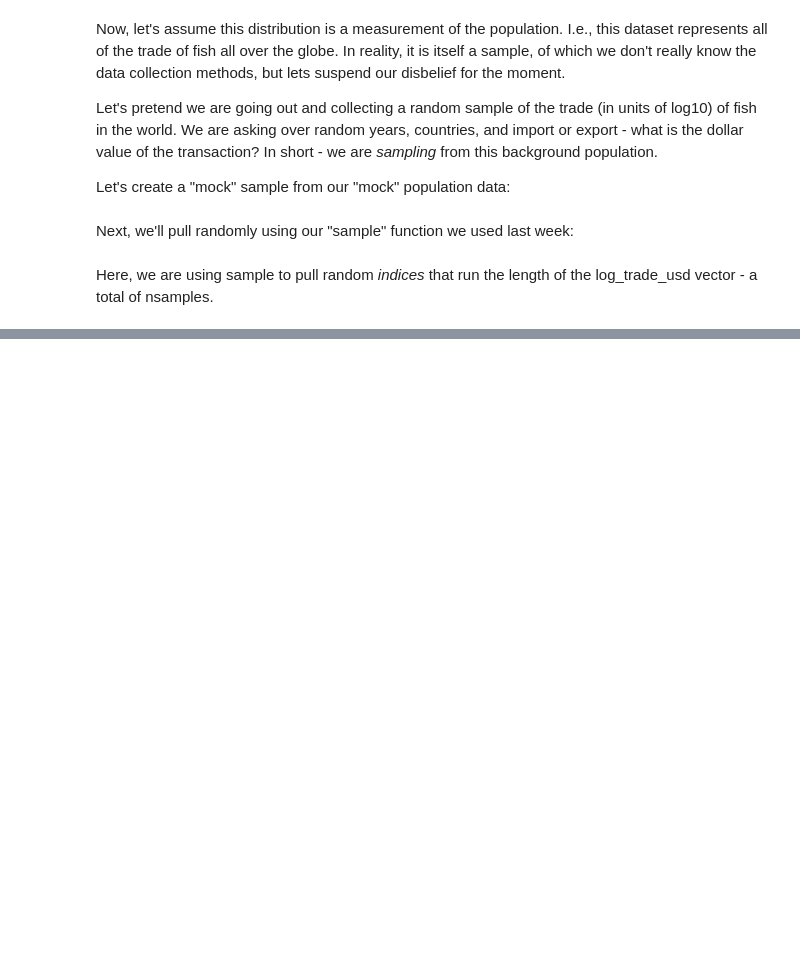
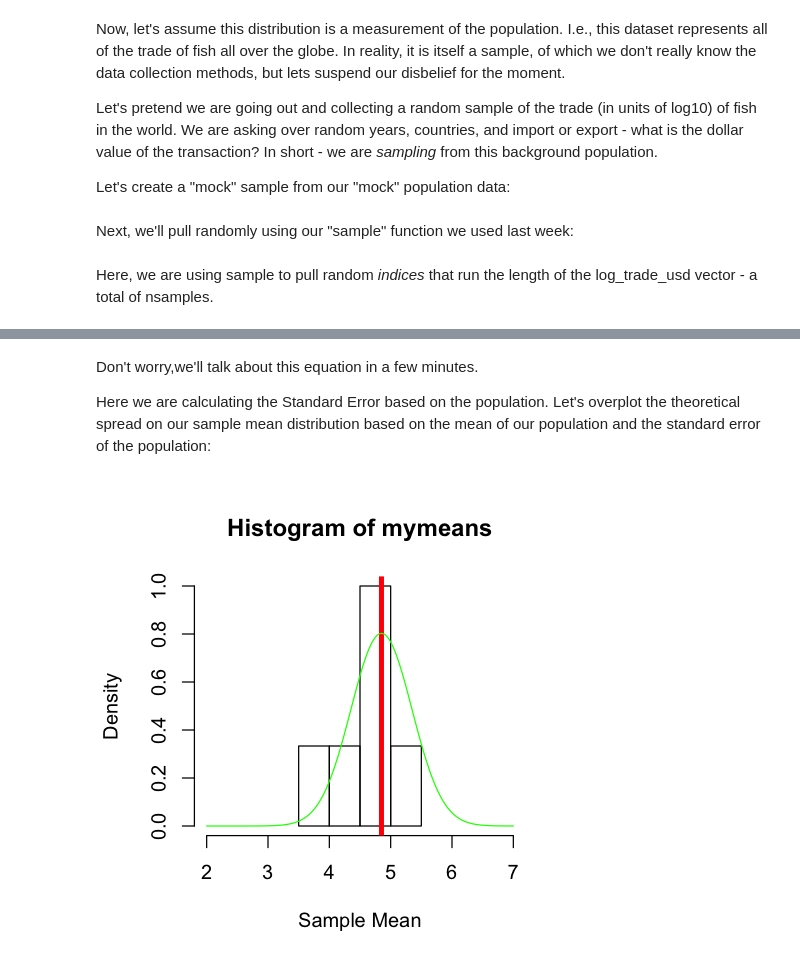
Before and after one commit to jnaiman/is542_spring2020, a Jupyter notebook: week07/prep_part1_foundationsForInference.ipynb, the cells around one changed output, grey strips where cells are left out. Saved outputs shown, nothing was run; the diff lists cells and outputs as text; code cells hidden in the pictures; blank space fills up the shorter version.

```diff
--- a/week07/prep_part1_foundationsForInference.ipynb
+++ b/week07/prep_part1_foundationsForInference.ipynb
@@ -42,0 +110,14 @@ Here, we are using sample to pull random *indices* that run the length of the lo
+# %%
+SE = sd(log_trade_usd)/nsamples**0.5
+# %% [markdown]
+Don't worry,we'll talk about this equation in a few minutes.
+
+Here we are calculating the Standard Error based on the population.  Let's overplot the theoretical spread on our sample mean distribution based on the mean of our population and the standard error of the population:
+# %%
+hist(mymeans, xlab="Sample Mean", prob=TRUE, xlim=c(2,7))
+abline(v=mean(log_trade_usd), col="red", lwd=4) # population mean
+
+x = seq(2,7, length=200)
+lines(x, dnorm(x, mean=mean(log_trade_usd), sd=SE), col="green")
+# %% [output]
+[figure, added]
```
Also changed, not shown: parts of 22 cells of this notebook.
